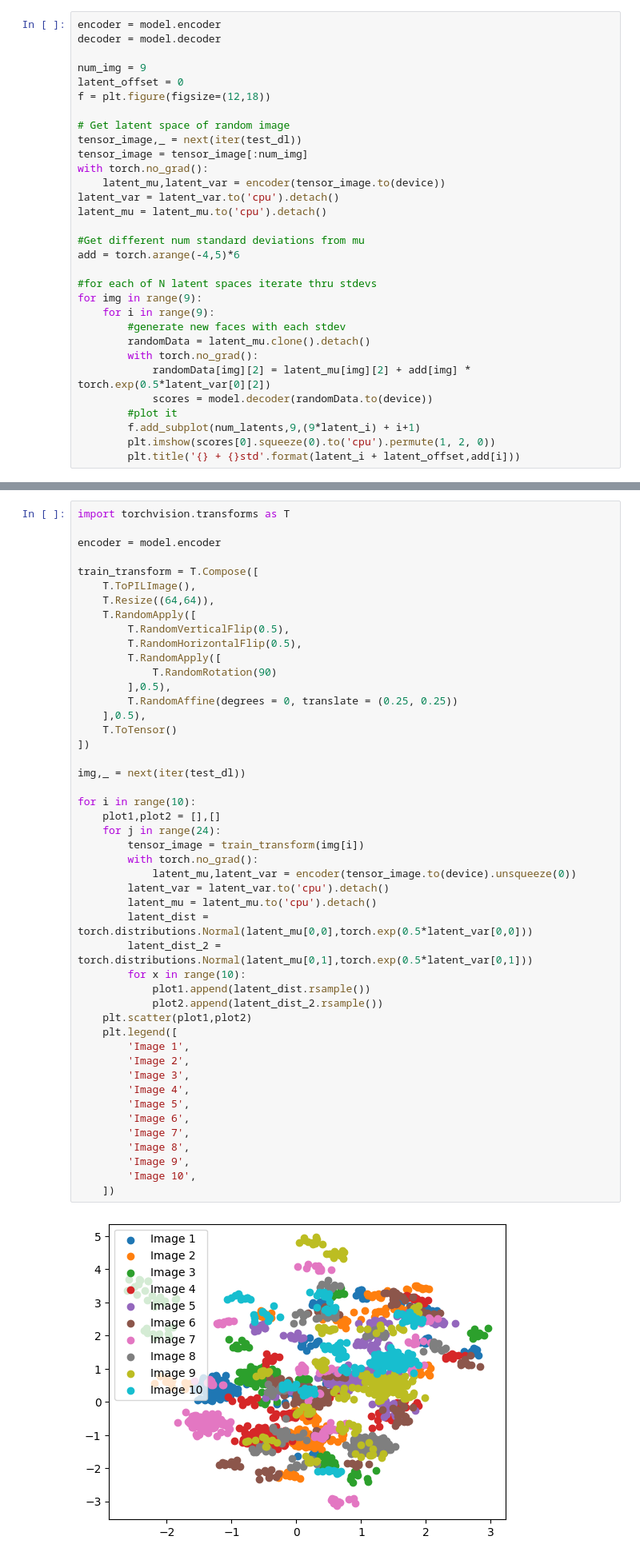
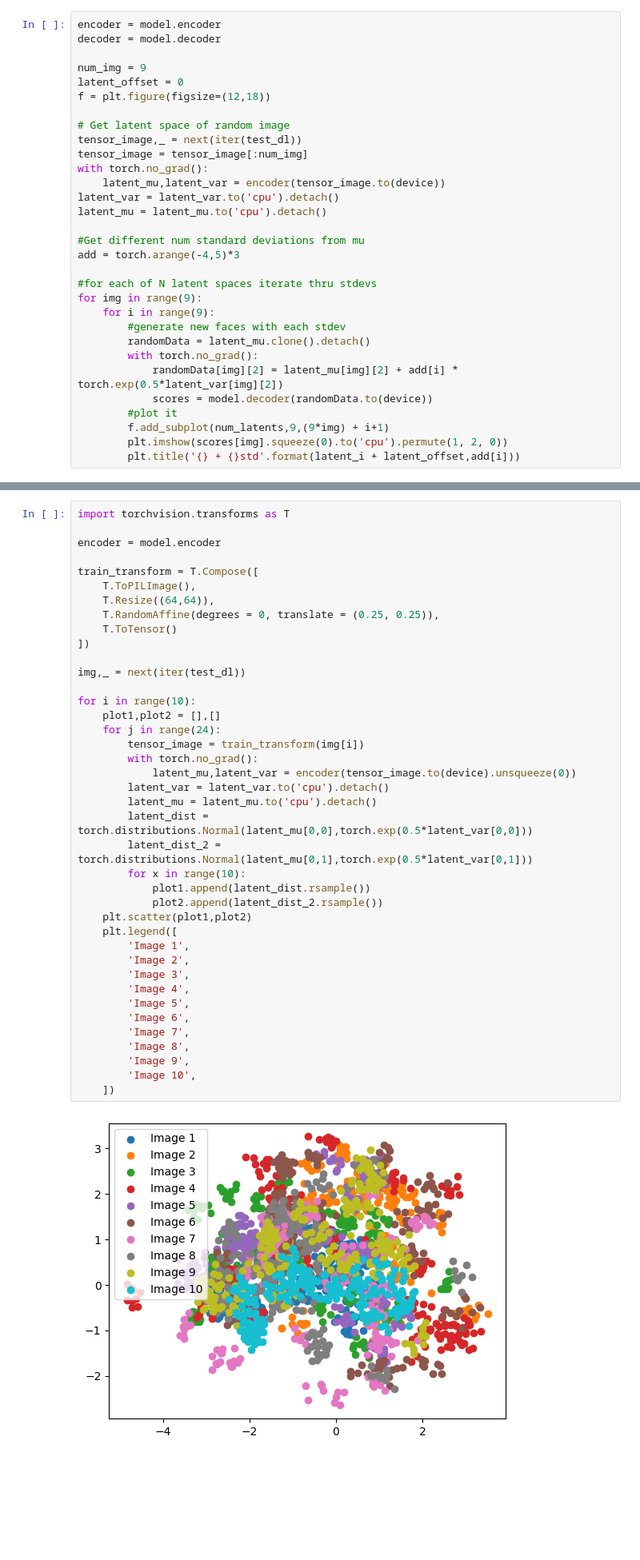
Before and after one commit to rwbakerUMASS/682-Final-Project, a Jupyter notebook: run_model.ipynb, the cells around one changed output, grey strips where cells are left out. Shown at 80% size. Drawn from its saved outputs; the diff is of its cells as text; blank space fills up the shorter version.

```diff
--- a/run_model.ipynb
+++ b/run_model.ipynb
@@ -177,7 +177,7 @@ latent_var = latent_var.to('cpu').detach()
 latent_mu = latent_mu.to('cpu').detach()
 
 #Get different num standard deviations from mu
-add = torch.arange(-4,5)*6
+add = torch.arange(-4,5)*3
 
 #for each of N latent spaces iterate thru stdevs
 for img in range(9):
@@ -185,9 +185,9 @@ for img in range(9):
         #generate new faces with each stdev
         randomData = latent_mu.clone().detach()
         with torch.no_grad():
-            randomData[img][2] = latent_mu[img][2] + add[img] * torch.exp(0.5*latent_var[0][2])
+            randomData[img][2] = latent_mu[img][2] + add[i] * torch.exp(0.5*latent_var[img][2])
             scores = model.decoder(randomData.to(device))
         #plot it
-        f.add_subplot(num_latents,9,(9*latent_i) + i+1)
-        plt.imshow(scores[0].squeeze(0).to('cpu').permute(1, 2, 0))
+        f.add_subplot(num_latents,9,(9*img) + i+1)
+        plt.imshow(scores[img].squeeze(0).to('cpu').permute(1, 2, 0))
         plt.title('{} + {}std'.format(latent_i + latent_offset,add[i]))
@@ -199,47 +201,40 @@ encoder = model.encoder
 train_transform = T.Compose([
     T.ToPILImage(),
     T.Resize((64,64)),
-    T.RandomApply([
-        T.RandomVerticalFlip(0.5),
-        T.RandomHorizontalFlip(0.5),
-        T.RandomApply([
-            T.RandomRotation(90)
-        ],0.5),
-        T.RandomAffine(degrees = 0, translate = (0.25, 0.25))
-    ],0.5),
+    T.RandomAffine(degrees = 0, translate = (0.25, 0.25)),
     T.ToTensor()
 ])
 
 img,_ = next(iter(test_dl))
 
 for i in range(10):
     plot1,plot2 = [],[]
     for j in range(24):
         tensor_image = train_transform(img[i])
         with torch.no_grad():
             latent_mu,latent_var = encoder(tensor_image.to(device).unsqueeze(0))
         latent_var = latent_var.to('cpu').detach()
         latent_mu = latent_mu.to('cpu').detach()
         latent_dist = torch.distributions.Normal(latent_mu[0,0],torch.exp(0.5*latent_var[0,0]))
         latent_dist_2 = torch.distributions.Normal(latent_mu[0,1],torch.exp(0.5*latent_var[0,1]))
         for x in range(10):
             plot1.append(latent_dist.rsample())
             plot2.append(latent_dist_2.rsample())
     plt.scatter(plot1,plot2)
     plt.legend([
         'Image 1',
         'Image 2',
         'Image 3',
         'Image 4',
         'Image 5',
         'Image 6',
         'Image 7',
         'Image 8',
         'Image 9',
         'Image 10',
     ])
 # %% [output]
-[figure, old version]
+[figure, new version]
 # %%
 torch.save(model,'100_epoch_20_latent_more_transform.model')
 # %%
```
Also changed, not shown: parts of 8 cells of this notebook, 14 other files.
